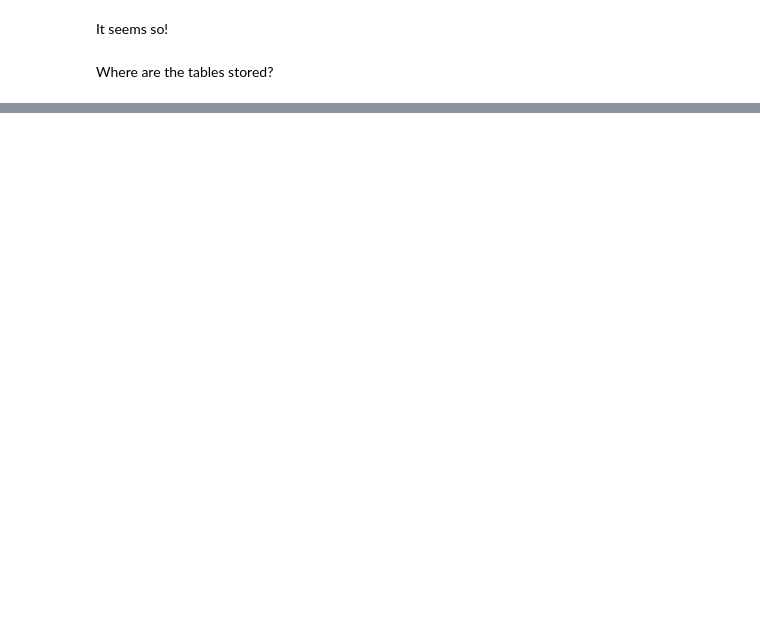
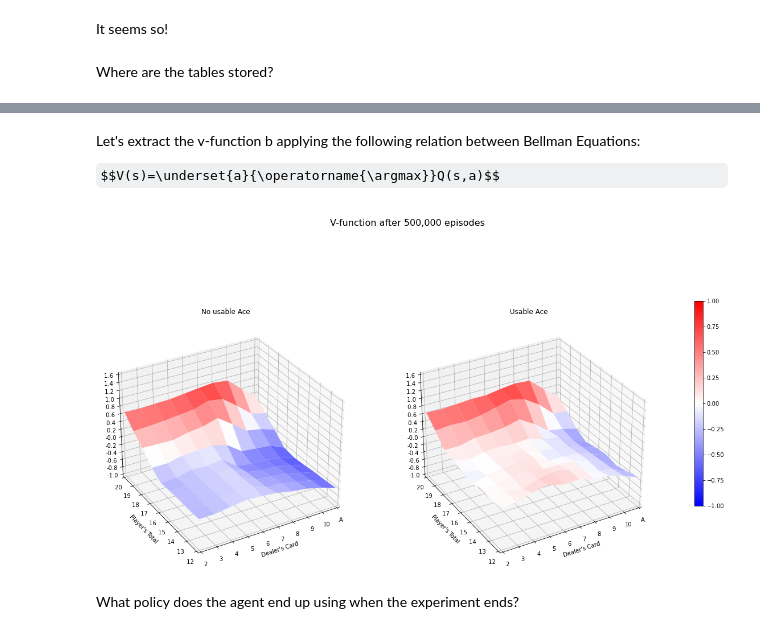
Before and after one commit to Xavi-Linux/Fatjack, a Jupyter notebook: Montecarlo.ipynb, the cells around one changed output, grey strips where cells are left out. Cells and saved outputs as stored; diff of their text form; code cells hidden in the pictures; some formulas as TeX source; blank space fills up the shorter version.

```diff
--- a/Montecarlo.ipynb
+++ b/Montecarlo.ipynb
@@ -623,0 +732,10 @@ persisted_agent.list_saved_tables()
+# %% [markdown]
+Let's extract the v-function b applying the following relation between Bellman Equations:
+
+$$V(s)=\underset{a}{\operatorname{\argmax}}Q(s,a)$$
+# %%
+plot_v_func(np.amax(controller.table, axis=3), 'V-function after {:,.0f} episodes'.format(EPISODES));
+# %% [output]
+[figure, added]
+# %% [markdown]
+What policy does the agent end up using when the experiment ends?
```
Also changed, not shown: parts of 33 cells of this notebook.
